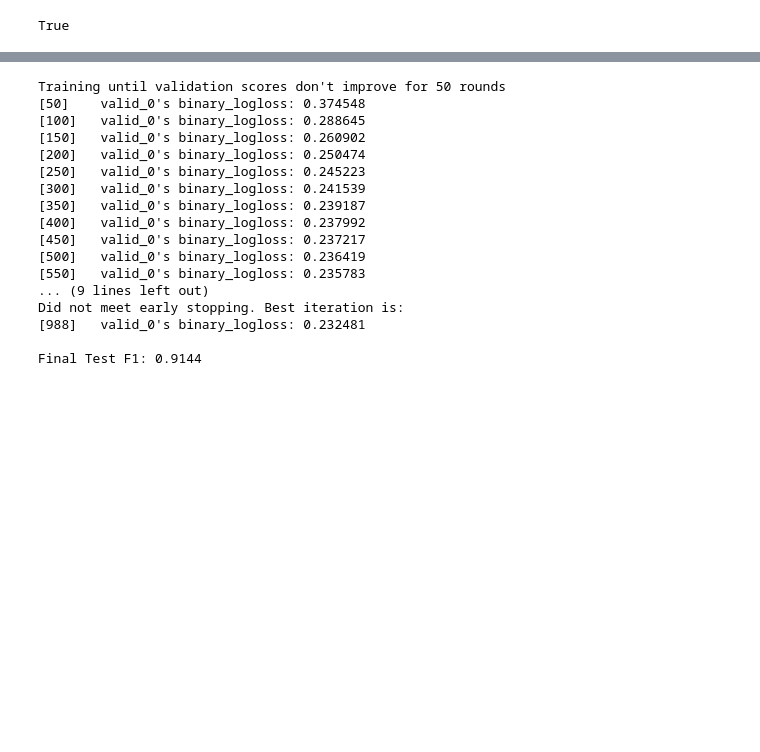
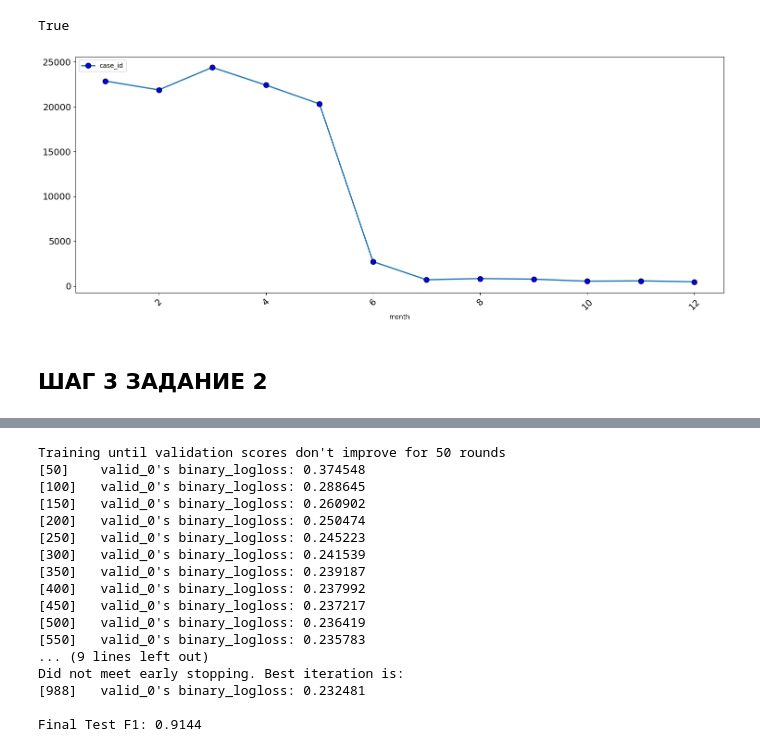
Before and after one commit to wheheheheh/carsharing-project, a Jupyter notebook: main.ipynb, the cells around one changed output, grey strips where cells are left out. Cells and saved outputs as stored; diff of their text form; code cells hidden in the pictures; blank space fills up the shorter version.

Commit message:
add 3 task and importance values

```diff
--- a/main.ipynb
+++ b/main.ipynb
@@ -76,0 +141,24 @@ def get_data() -> pd.DataFrame:
+# %%
+def line_chart(data: pd.DataFrame,
+               index: Union[str, List[str]],
+               values: Union[str, List[str]],
+               aggfunc: Union[str, Callable],
+               **kwargs) -> None:
+    data.pivot_table(
+        index=index,
+        values=values,
+        aggfunc=aggfunc).plot(
+            style='o-',
+            figsize=(15, 6),
+            markerfacecolor='blue',
+            markeredgecolor='black',
+            markersize=8,
+            linewidth=2,
+            fontsize=14,
+            **kwargs
+        )
+
+    plt.legend(loc='upper left')
+    plt.xticks(rotation=45)
+    plt.tight_layout()
+    plt.show()
@@ -78,0 +178,6 @@ data = get_data()
+# %%
+line_chart(analyze_data, 'month', 'case_id', 'count')
+# %% [output]
+[figure, added]
+# %% [markdown]
+## ШАГ 3 ЗАДАНИЕ 2
```
Also changed, not shown: parts of 37 cells of this notebook.
